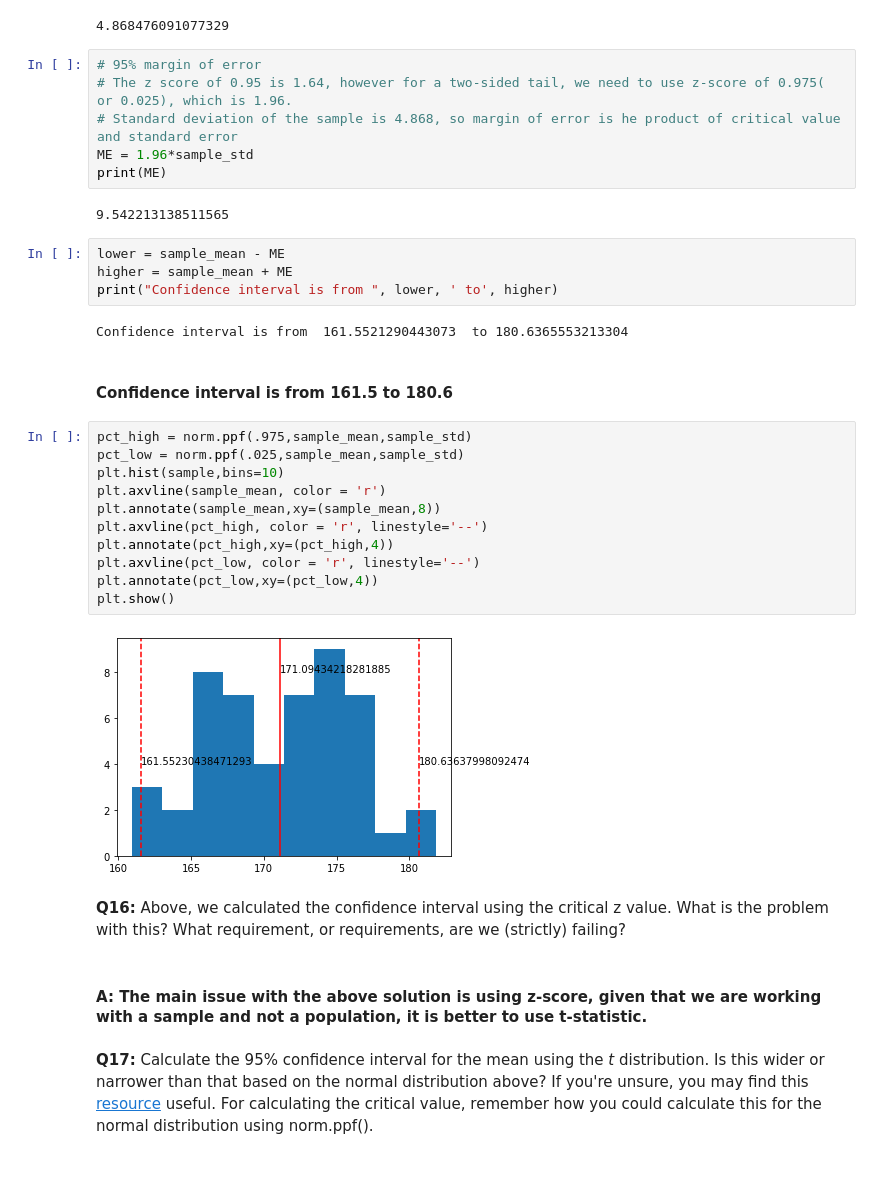
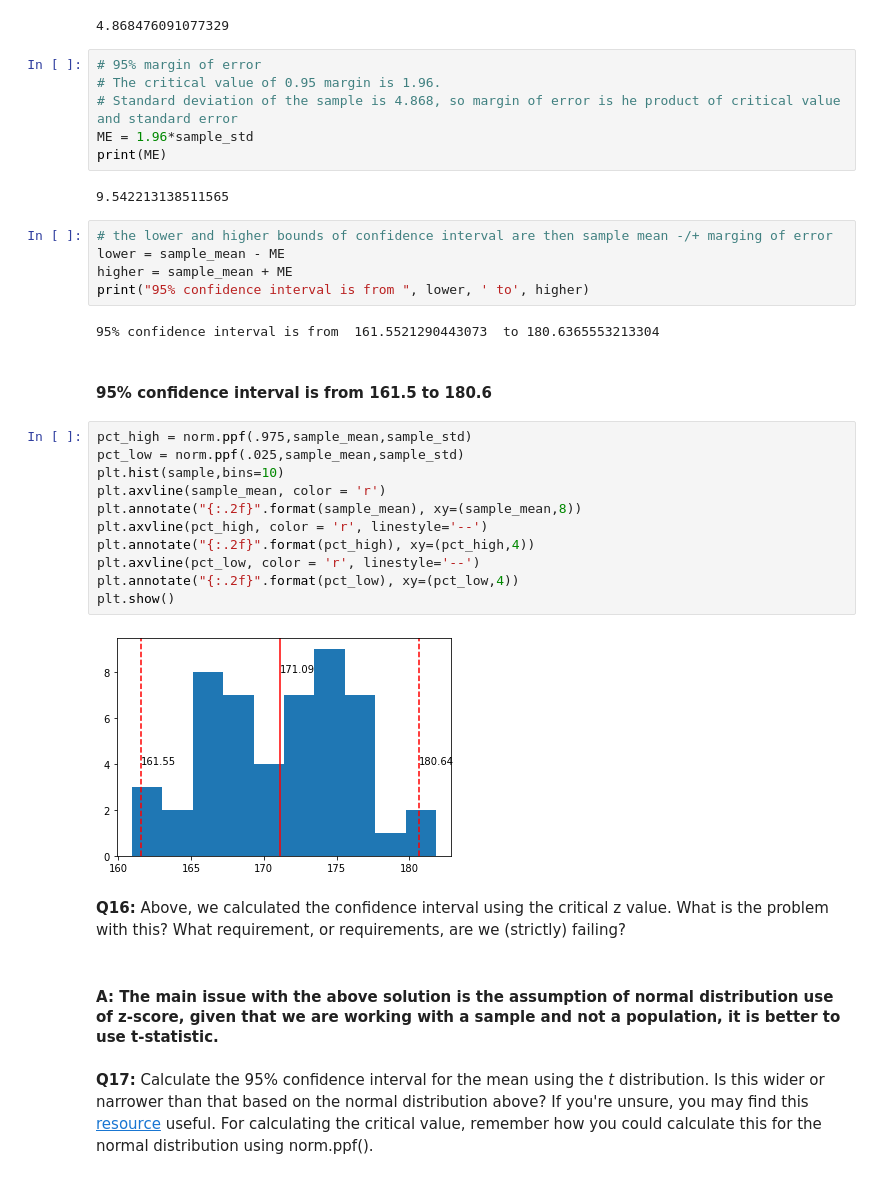
Before and after one commit to somayehY/DataScienceBootCamp, a Jupyter notebook: Unit10/Frequentist Case Study/Frequentist Inference Case Study - Part A (3).ipynb, the cells around one changed output. Drawn from its saved outputs; the diff is of its cells as text.

```diff
--- a/Unit10/Frequentist Case Study/Frequentist Inference Case Study - Part A (3).ipynb
+++ b/Unit10/Frequentist Case Study/Frequentist Inference Case Study - Part A (3).ipynb
@@ -341,37 +341,38 @@ sample_std
 4.868476091077329
 # %%
 # 95% margin of error
-# The z score of 0.95 is 1.64, however for a two-sided tail, we need to use z-score of 0.975( or 0.025), which is 1.96.
+# The critical value of 0.95 margin is 1.96.
 # Standard deviation of the sample is 4.868, so margin of error is he product of critical value and standard error
 ME = 1.96*sample_std
 print(ME)
 # %% [output]
 9.542213138511565
 # %%
+# the lower and higher bounds of confidence interval are then sample mean -/+ marging of error
 lower = sample_mean - ME
 higher = sample_mean + ME
-print("Confidence interval is from ", lower, ' to', higher)
+print("95% confidence interval is from ", lower, ' to', higher)
 # %% [output]
-Confidence interval is from  161.5521290443073  to 180.6365553213304
+95% confidence interval is from  161.5521290443073  to 180.6365553213304
 # %% [markdown]
-#### Confidence interval is from  161.5  to 180.6
+####  95% confidence interval is from  161.5  to 180.6
 # %%
 pct_high = norm.ppf(.975,sample_mean,sample_std)
 pct_low = norm.ppf(.025,sample_mean,sample_std)
 plt.hist(sample,bins=10)
 plt.axvline(sample_mean, color = 'r')
-plt.annotate(sample_mean,xy=(sample_mean,8))
+plt.annotate("{:.2f}".format(sample_mean), xy=(sample_mean,8))
 plt.axvline(pct_high, color = 'r', linestyle='--')
-plt.annotate(pct_high,xy=(pct_high,4))
+plt.annotate("{:.2f}".format(pct_high), xy=(pct_high,4))
 plt.axvline(pct_low, color = 'r', linestyle='--')
-plt.annotate(pct_low,xy=(pct_low,4))
+plt.annotate("{:.2f}".format(pct_low), xy=(pct_low,4))
 plt.show()
 # %% [output]
-[figure, old version]
+[figure, new version]
 # %% [markdown]
 __Q16:__ Above, we calculated the confidence interval using the critical z value. What is the problem with this? What requirement, or requirements, are we (strictly) failing?
 # %% [markdown]
-#### __A:__ The main issue with the above solution is using z-score, given that we are working with a sample and not a population, it is better to use t-statistic.
+#### __A:__ The main issue with the above solution is the assumption of normal distribution use of z-score, given that we are working with a sample and not a population, it is better to use t-statistic.
 # %% [markdown]
 __Q17:__ Calculate the 95% confidence interval for the mean using the _t_ distribution. Is this wider or narrower than that based on the normal distribution above? If you're unsure, you may find this [resource](https://www.statisticshowto.datasciencecentral.com/probability-and-statistics/confidence-interval/) useful. For calculating the critical value, remember how you could calculate this for the normal distribution using norm.ppf().
 # %% [markdown]
```
Also changed, not shown: parts of 5 cells of this notebook.
